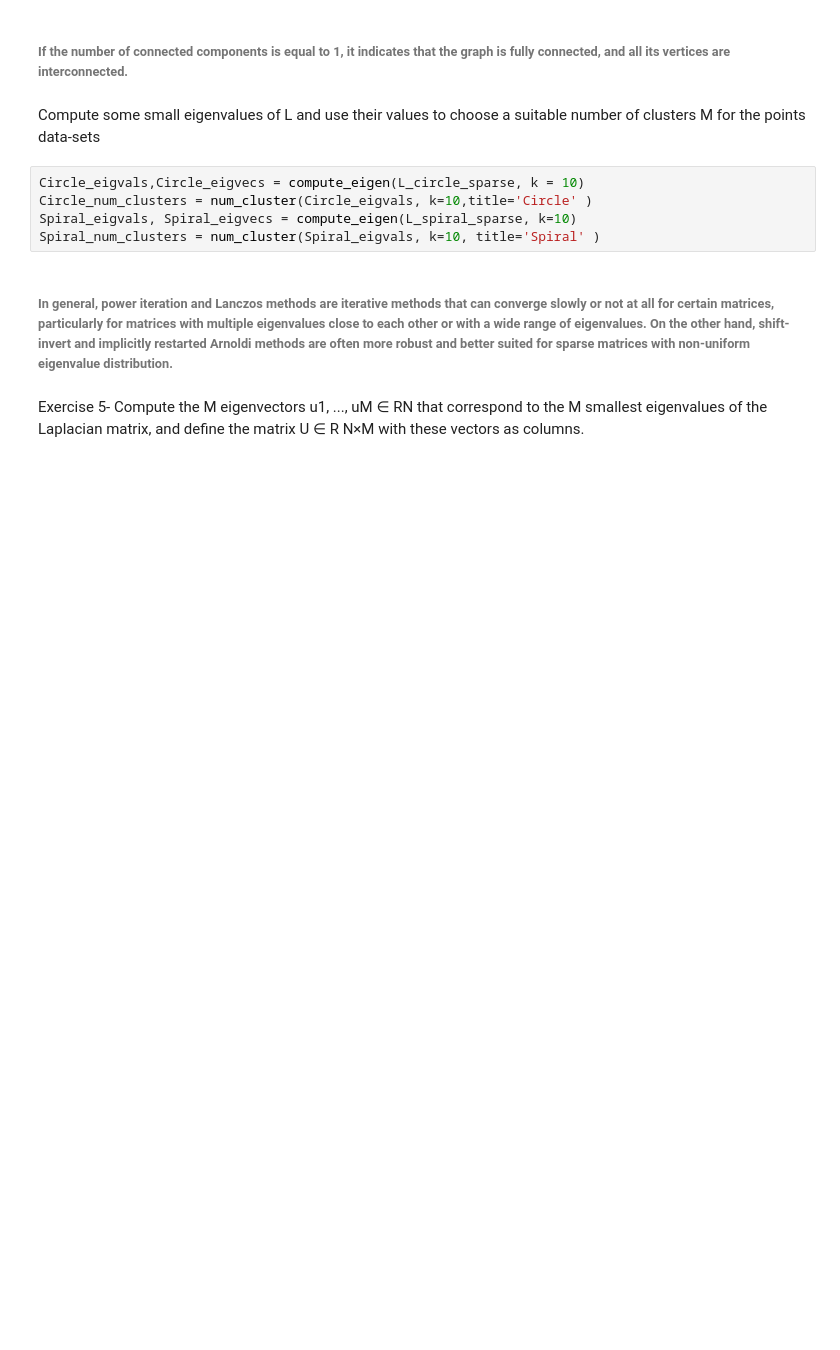
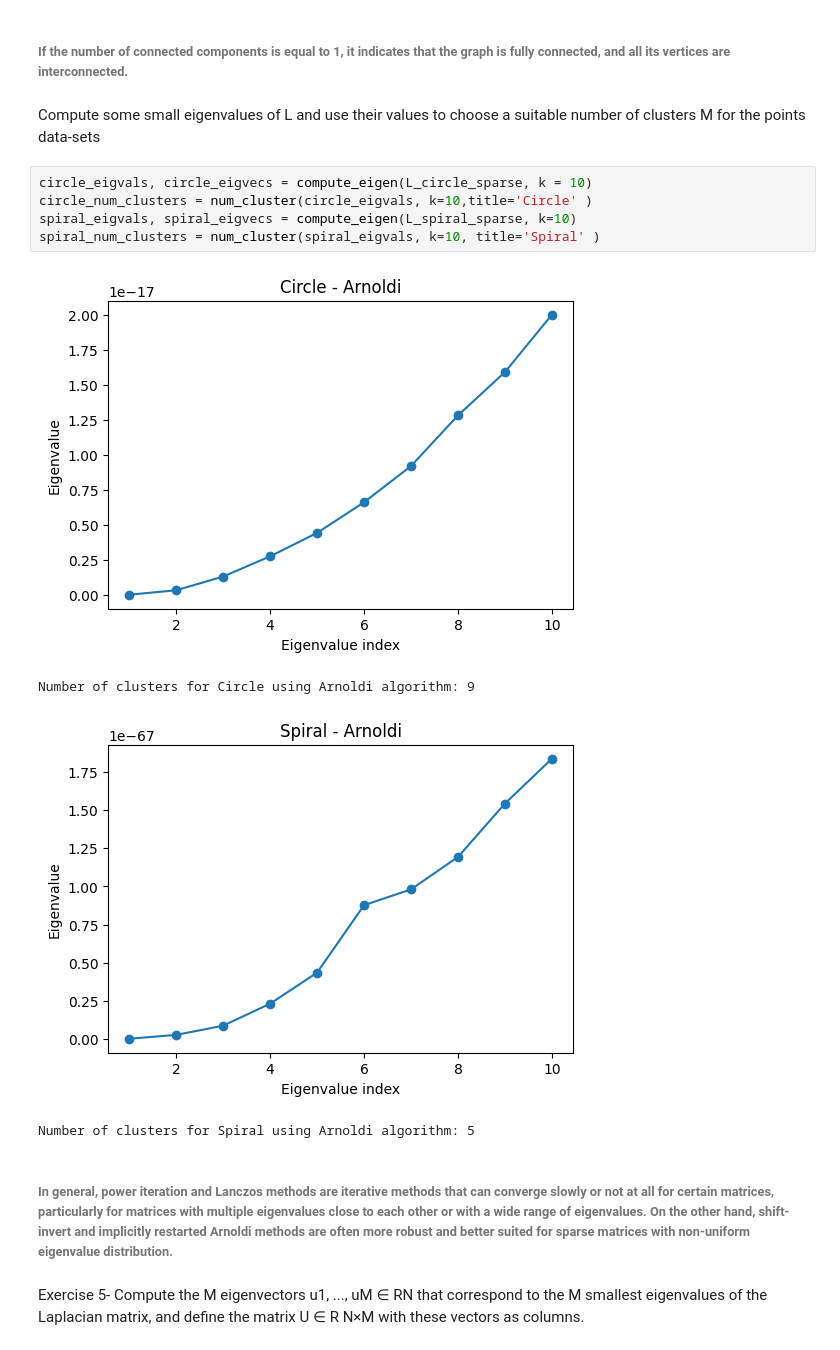
Before and after one commit to codeowlers/SpectralClustering, a Jupyter notebook: main-script.ipynb, the cells around one changed output. Cells and saved outputs as stored; diff of their text form; blank space fills up the shorter version.

```diff
--- a/main-script.ipynb
+++ b/main-script.ipynb
@@ -59,10 +65,15 @@ print("Number of connected components (Spiral): ", spiral_num_components)
  Compute some small eigenvalues of L and use their values to choose a
 suitable number of clusters M for the points data-sets
 # %%
-Circle_eigvals,Circle_eigvecs = compute_eigen(L_circle_sparse, k = 10)
-Circle_num_clusters = num_cluster(Circle_eigvals, k=10,title='Circle' )
-Spiral_eigvals, Spiral_eigvecs = compute_eigen(L_spiral_sparse, k=10)
-Spiral_num_clusters = num_cluster(Spiral_eigvals, k=10, title='Spiral' )
+circle_eigvals, circle_eigvecs = compute_eigen(L_circle_sparse, k = 10)
+circle_num_clusters = num_cluster(circle_eigvals, k=10,title='Circle' )
+spiral_eigvals, spiral_eigvecs = compute_eigen(L_spiral_sparse, k=10)
+spiral_num_clusters = num_cluster(spiral_eigvals, k=10, title='Spiral' )
+# %% [output]
+[figure, added]
+Number of clusters for Circle using Arnoldi algorithm: 9
+[figure, added]
+Number of clusters for Spiral using Arnoldi algorithm: 5
 # %% [markdown]
 ###### In general, power iteration and Lanczos methods are iterative methods that can converge slowly or not at all for certain matrices, particularly for matrices with multiple eigenvalues close to each other or with a wide range of eigenvalues. On the other hand, shift-invert and implicitly restarted Arnoldi methods are often more robust and better suited for sparse matrices with non-uniform eigenvalue distribution.
 # %% [markdown]
```
Also changed, not shown: parts of 3 cells of this notebook.
